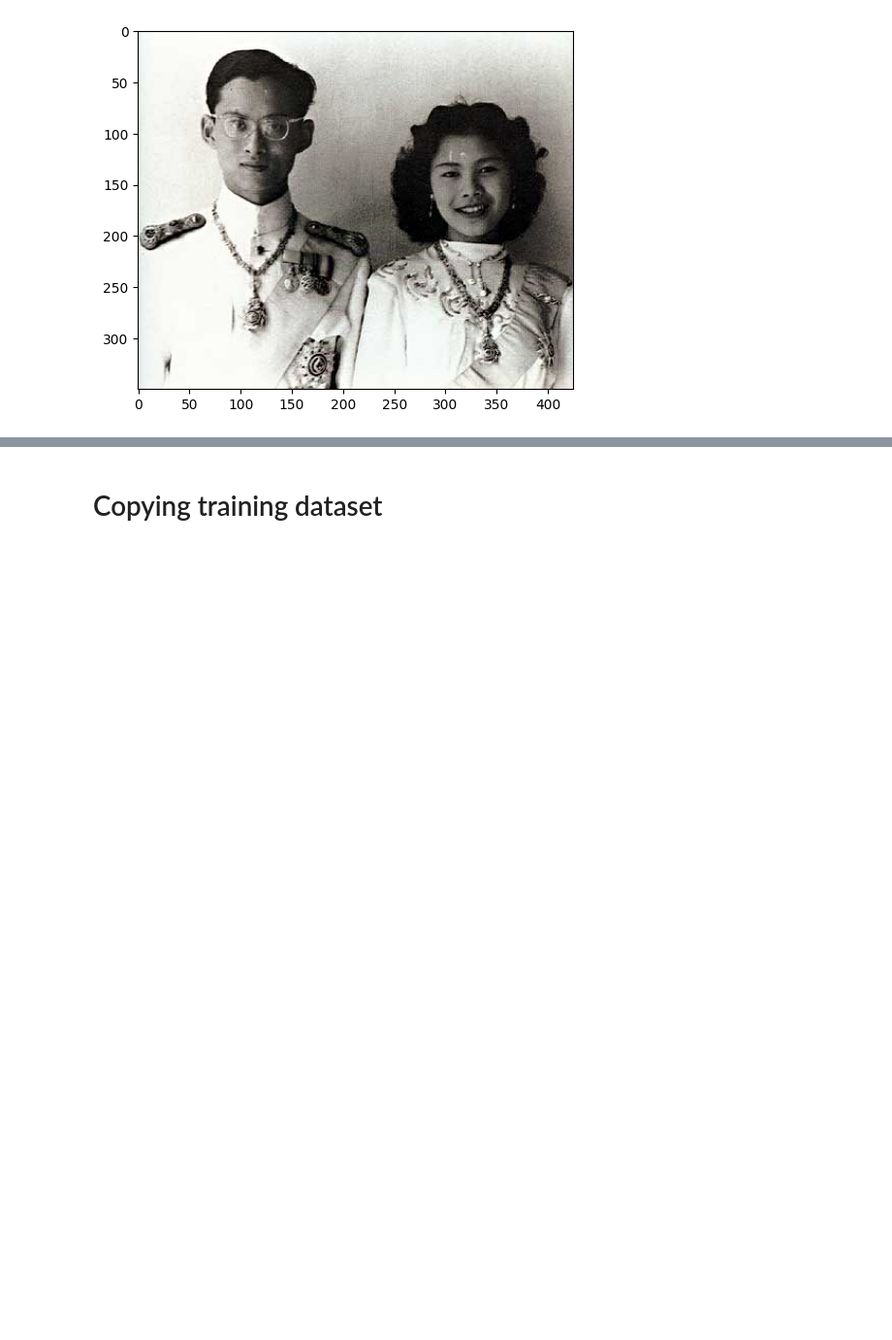
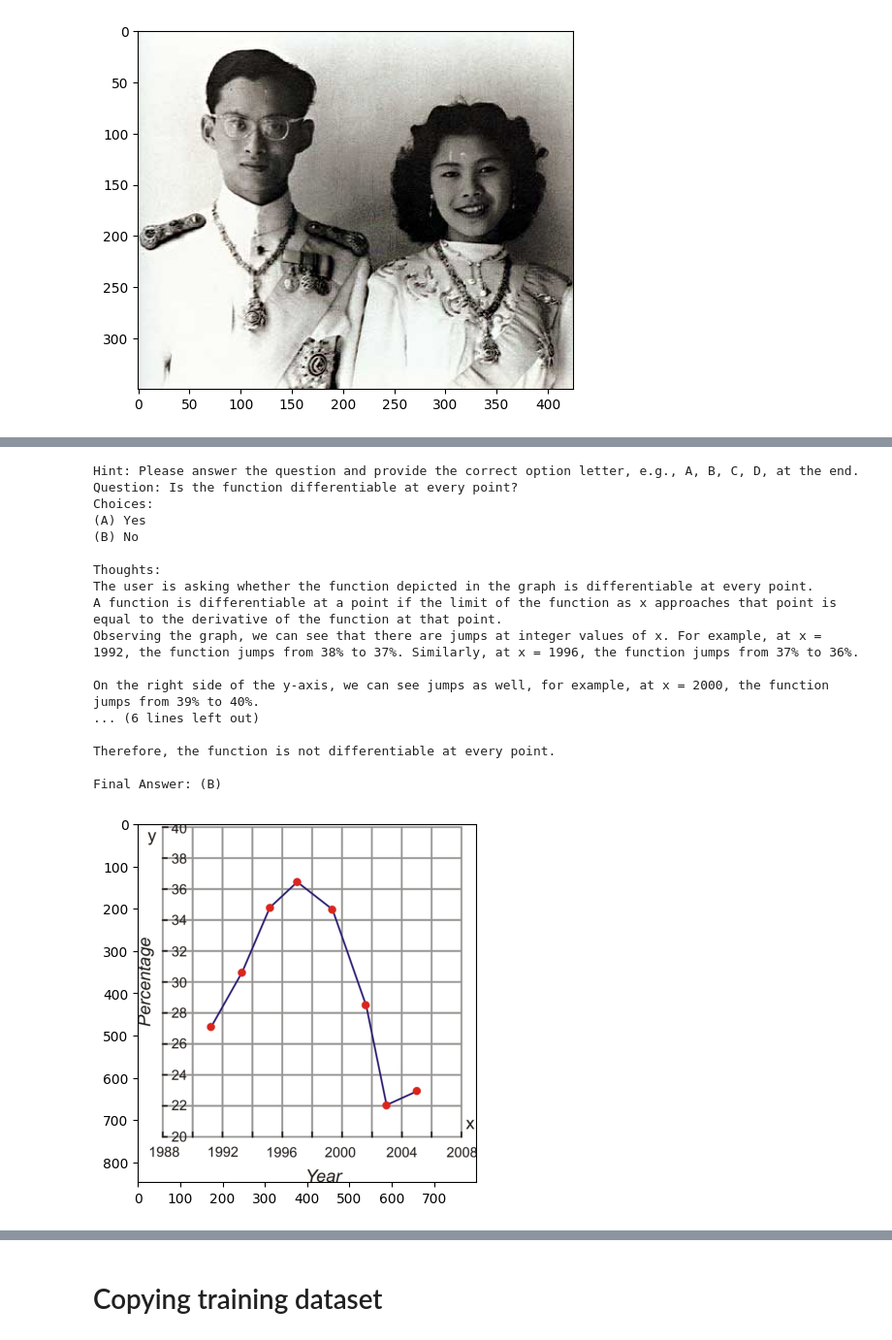
Before and after one commit to axeld5/pali_reason, a Jupyter notebook: visualising_examples.ipynb, the cells around one changed output, grey strips where cells are left out. Shown at 97% size. Saved outputs shown, nothing was run; the diff lists cells and outputs as text; code cells hidden in the pictures; blank space fills up the shorter version.

```diff
--- a/visualising_examples.ipynb
+++ b/visualising_examples.ipynb
@@ -148,0 +185,24 @@ plt.imshow(used_dataset[422]['decoded_image'])
+# %%
+plt.imshow(used_dataset[492]['decoded_image'])
+example = finetuned_results.iloc[141]
+print(example['prompt'])
+print(example['result'])
+# %% [output]
+Hint: Please answer the question and provide the correct option letter, e.g., A, B, C, D, at the end.
+Question: Is the function differentiable at every point?
+Choices:
+(A) Yes
+(B) No
+
+Thoughts:
+The user is asking whether the function depicted in the graph is differentiable at every point.
+A function is differentiable at a point if the limit of the function as x approaches that point is equal to the derivative of the function at that point.
+Observing the graph, we can see that there are jumps at integer values of x. For example, at x = 1992, the function jumps from 38% to 37%. Similarly, at x = 1996, the function jumps from 37% to 36%.
+
+On the right side of the y-axis, we can see jumps as well, for example, at x = 2000, the function jumps from 39% to 40%.
+... (6 lines left out)
+
+Therefore, the function is not differentiable at every point.
+
+Final Answer: (B)
+[figure, added]
```
Also changed, not shown: parts of 28 cells of this notebook.
